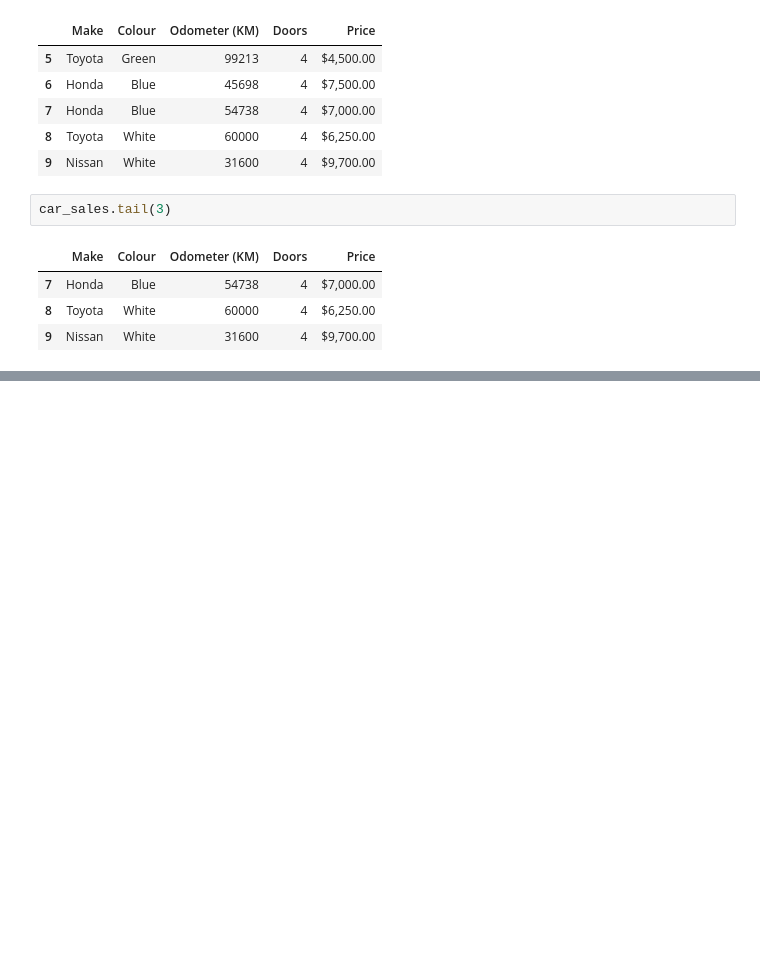
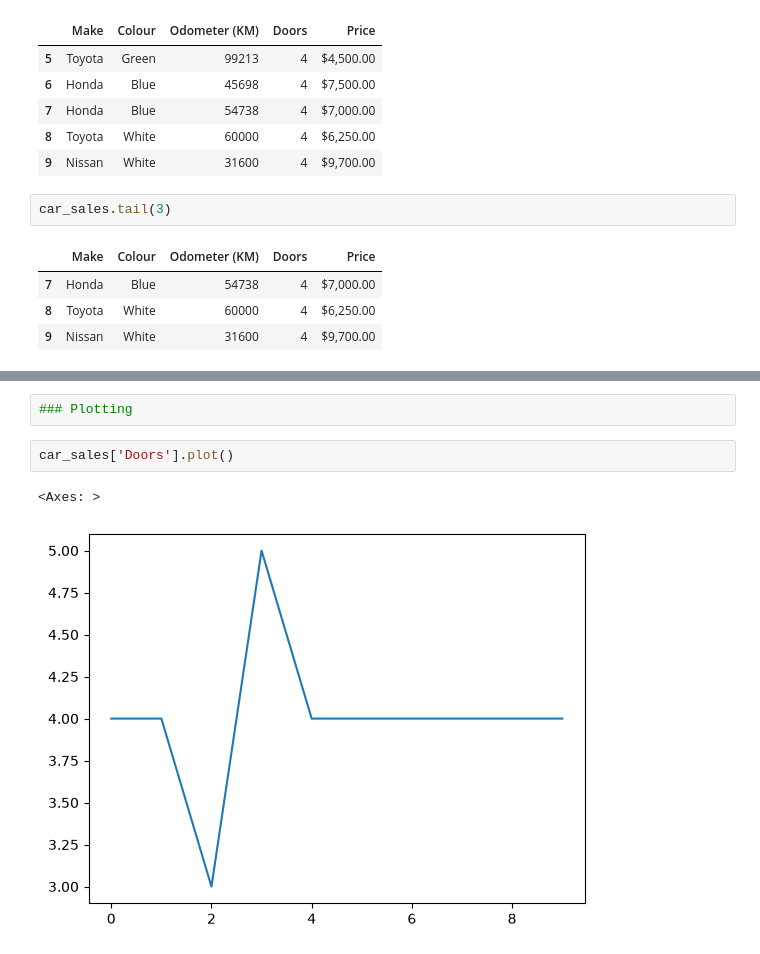
Before and after one commit to OriginalAnkit/ai-library-tutorials, a Jupyter notebook: PandaIntro.ipynb, the cells around one changed output, grey strips where cells are left out. Saved outputs shown, nothing was run; the diff lists cells and outputs as text; blank space fills up the shorter version.

```diff
--- a/PandaIntro.ipynb
+++ b/PandaIntro.ipynb
@@ -197,0 +341,7 @@ car_sales.tail(3)
+# %%
+### Plotting
+# %%
+car_sales['Doors'].plot()
+# %% [output]
+<Axes: >
+[figure, added]
```
Also changed, not shown: parts of 38 cells of this notebook, 1 other file.
